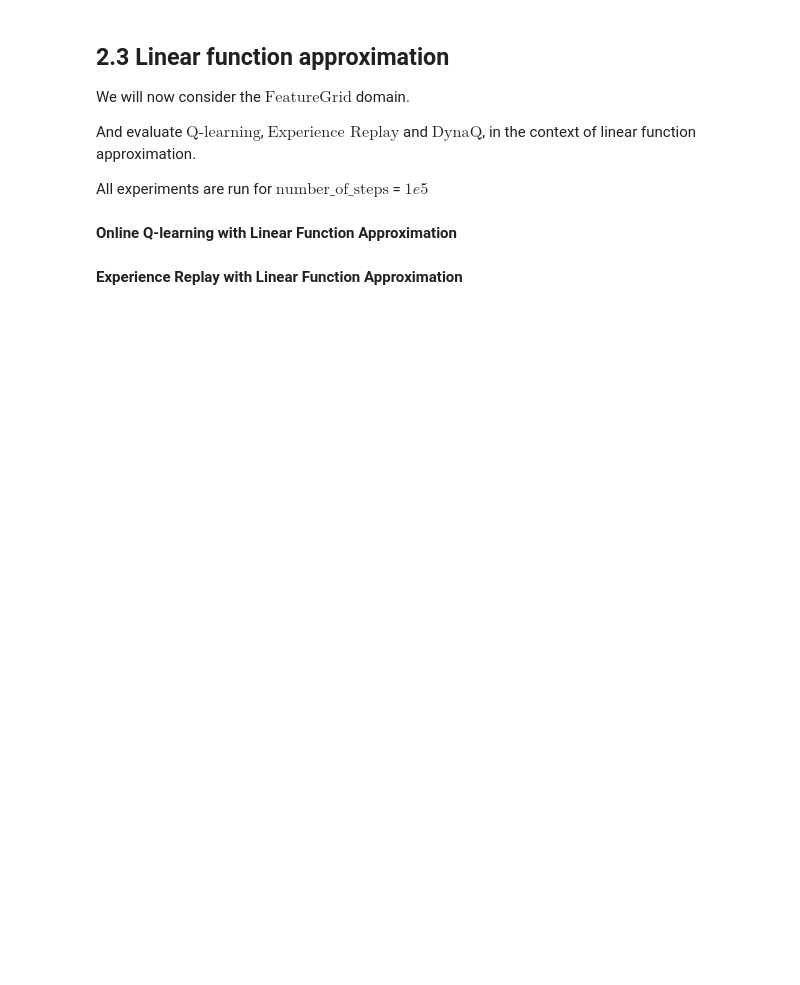
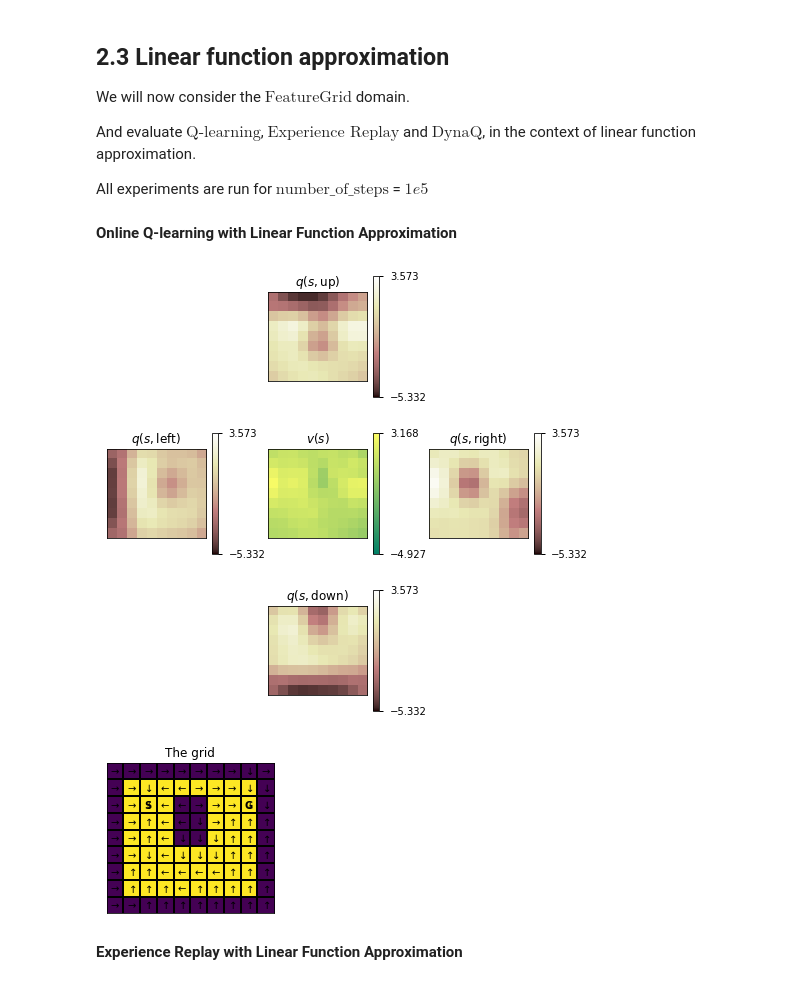
Before and after one commit to francescomontagna/DeepMind-UCL-RL2018-Assignments, a Jupyter notebook: lecture assignments/RL_cw3_questions.ipynb, the cells around one changed output. Cells and saved outputs as stored; diff of their text form; code cells hidden in the pictures; blank space fills up the shorter version.

```diff
--- a/lecture assignments/RL_cw3_questions.ipynb
+++ b/lecture assignments/RL_cw3_questions.ipynb
@@ -294,11 +294,21 @@ def plot_greedy_policy(grid, q):
   action_names = [r"$\uparrow$",r"$\rightarrow$", r"$\downarrow$", r"$\leftarrow$"]
   greedy_actions = np.argmax(q, axis=2)
   grid.plot_grid()
-  plt.hold('on')
   for i in range(9):
     for j in range(10):
       action_name = action_names[greedy_actions[i,j]]
       plt.text(j, i, action_name, ha='center', va='center')
+# %%
+class ReplayBuffer(object):
+
+  def __init__(self):
+    self.buffer = []
+
+  def append_transition(self, transition):
+    self.buffer.append(transition)
+
+  def sample_transition(self):
+    return random.choice(self.buffer)
 # %% [markdown]
 # Part 1: Implement Agents
 
@@ -435,16 +444,5 @@ class LinearModel(object):
     self.R[action] = step_size * (reward - self.reward(state, action)) * state
     self.G[action] = step_size * (reward - self.discount(state, action)) * state
-# %%
-class ReplayBuffer(object):
-
-  def __init__(self):
-    self.buffer = []
-
-  def append_transaction(self, transaction):
-    self.buffer.append(transaction)
-
-  def sample_transaction(self):
-    return random.choice(self.buffer)
 # %% [markdown]
 ## 1.3 Experience Replay
 
@@ -606,10 +601,13 @@ class FeatureExperienceQ(ExperienceQ):
       self, number_of_features, number_of_actions, *args, **kwargs):
     super(FeatureExperienceQ, self).__init__(
         number_of_actions=number_of_actions, *args, **kwargs)
+    self._W = np.zeros((number_of_actions, number_of_features))
+
     pass
 
   def q(self, state):
-    pass
+    # Q(S, A, W) = features * weights
+    return np.matmul(self._W, state)
 
   def step(self, reward, discount, next_state):
     s = self._state
@@ -617,7 +615,19 @@ class FeatureExperienceQ(ExperienceQ):
     r = reward
     g = discount
     next_s = next_state
-    pass
+
+    # Q-learning update using gradient descent over MSE
+    self._W[a] += self._step_size * (r + g * np.max(self.q(next_s)) - self.q(s)[a]) * s
+
+    self._replay_buffer.append_transition((s, a, r, g, next_s))
+    for _ in range(self._num_offline_updates):
+      s, a, r, g, next_s = self._replay_buffer.sample_transition()
+      self._W[a] += self._step_size * (r + g * np.max(self.q(next_s)) - self.q(s)[a]) * s
+
+    self._action = self._behaviour_policy(self.q(next_state))
+    self._state = next_state
+
+    return self._action
 # %% [markdown]
 
 ## 1.6 Dyna-Q with Linear Function Approximation
@@ -770,16 +819,19 @@ All experiments are run for $\text{number_of_steps}$ = $1e5$
 # %%
 grid = FeatureGrid()
 
 agent = FeatureExperienceQ(
   number_of_features=grid.number_of_features, number_of_actions=4,
   number_of_states=grid._layout.size, initial_state=grid.get_obs(),
   num_offline_updates=0, step_size=0.01, behaviour_policy=random_policy)
 run_experiment(grid, agent, int(1e5))
 q = np.reshape(
-    np.array([agent.q(grid.int_to_features(i)) for i in xrange(grid.number_of_states)]),
+    np.array([agent.q(grid.int_to_features(i)) for i in range(grid.number_of_states)]),
     [grid._layout.shape[0], grid._layout.shape[1], 4])
 plot_action_values(q)
 plot_greedy_policy(grid, q)
+# %% [output]
+[figure, added]
+[figure, added]
 # %% [markdown]
 **Experience Replay with Linear Function Approximation**
 # %%
```
Also changed, not shown: parts of 21 cells of this notebook.
